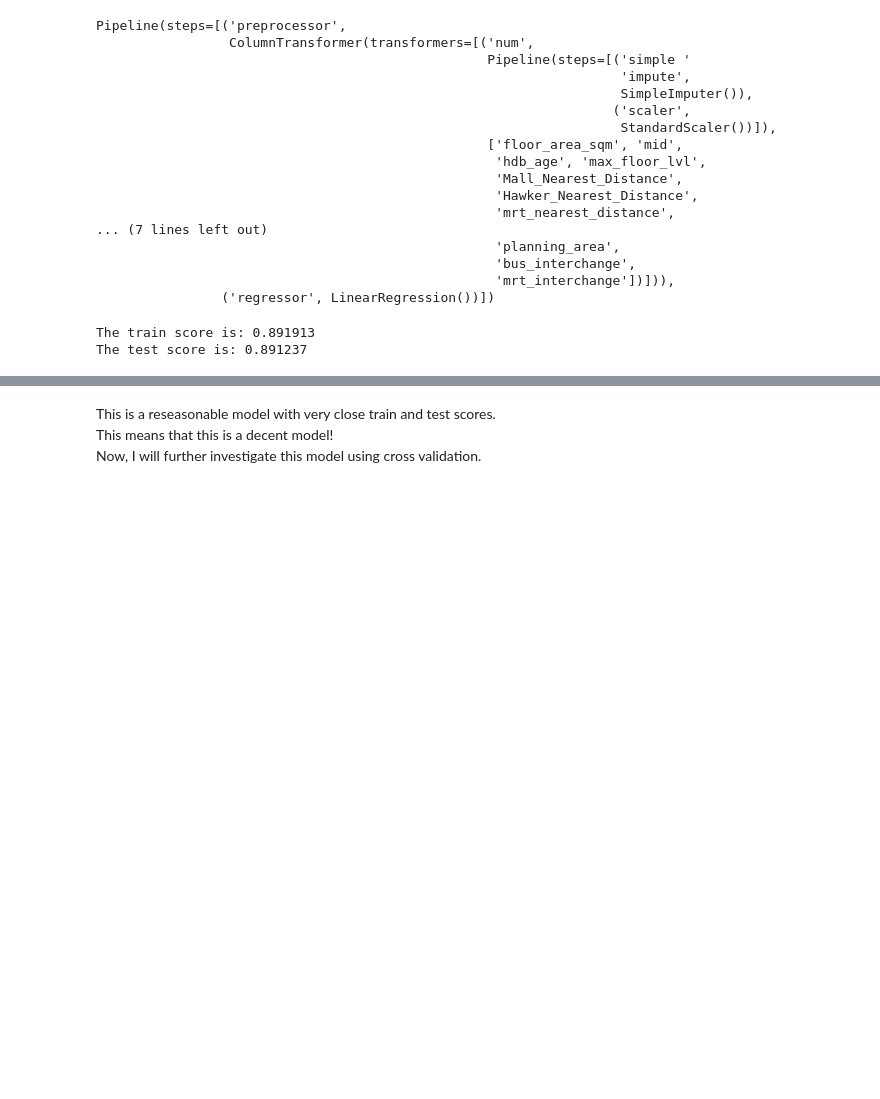
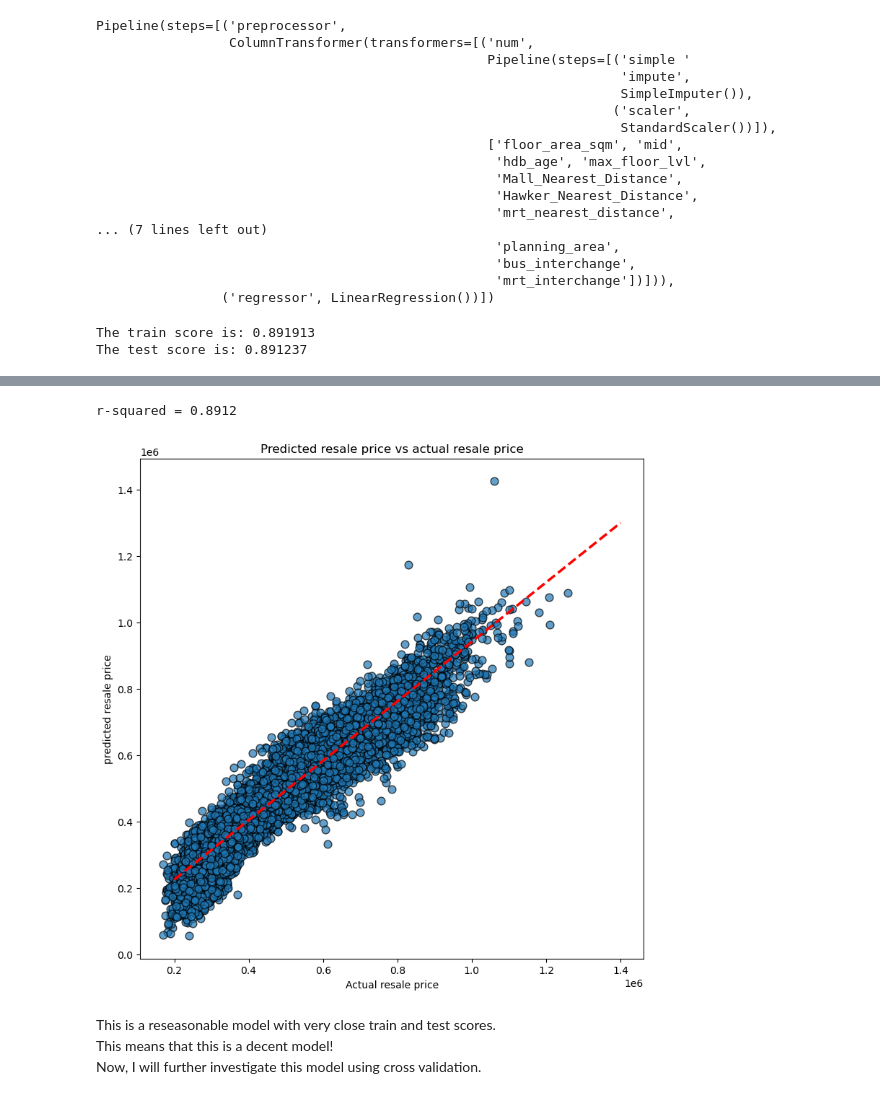
Before and after one commit to Luke-zm/DSI_Proj, a Jupyter notebook: project_2/code/house_reg_model.ipynb, the cells around one changed output, grey strips where cells are left out. Drawn from its saved outputs; the diff is of its cells as text; code cells hidden in the pictures; blank space fills up the shorter version.

```diff
--- a/project_2/code/house_reg_model.ipynb
+++ b/project_2/code/house_reg_model.ipynb
@@ -183,3 +198,29 @@ The test score is: 0.891237
+# %%
+# Initialize layout
+fig, ax = plt.subplots(figsize = (9, 9))
+
+# Add scatterplot
+ax.scatter(y_test, lin_reg.predict(X_test), s=60, alpha=0.7, edgecolors="k")
+
+# Fit linear regression via least squares with numpy.polyfit
+# It returns an slope (b) and intercept (a)
+# deg=1 means linear fit (i.e. polynomial of degree 1)
+b, a = np.polyfit(y_test, lin_reg.predict(X_test), deg=1)
+
+# Create sequence of 100 numbers from 0 to 100
+xseq = np.linspace(200000, 1400000, num=100)
+
+# Plot regression line
+ax.plot(xseq, a + b * xseq, color="r", lw=2.5, linestyle='dashed');
+
+plt.xlabel('Actual resale price');
+plt.ylabel('predicted resale price');
+plt.title('Predicted resale price vs actual resale price')
+plt.annotate("r-squared = {:.3f}".format(r2_score(y_test, lin_reg.predict(X_test))), (1, 1));
+print("r-squared = {:.4f}".format(r2_score(y_test, lin_reg.predict(X_test))))#
+# %% [output]
+r-squared = 0.8912
+[figure, added]
 # %% [markdown]
 This is a reseasonable model with very close train and test scores.
 This means that this is a decent model!
```
Also changed, not shown: parts of 34 cells of this notebook, 6 other files.
